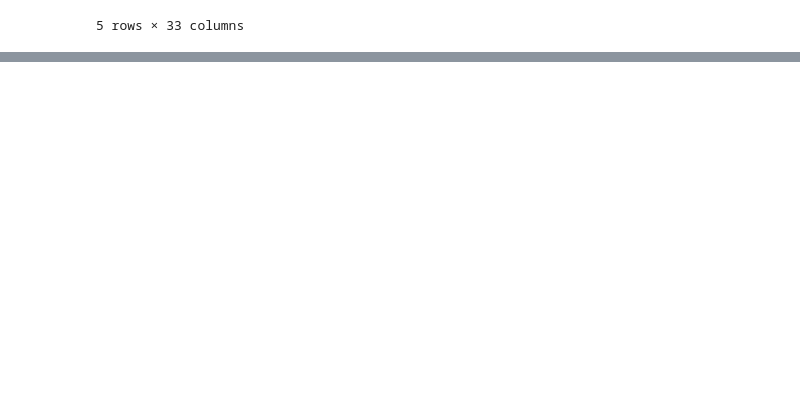
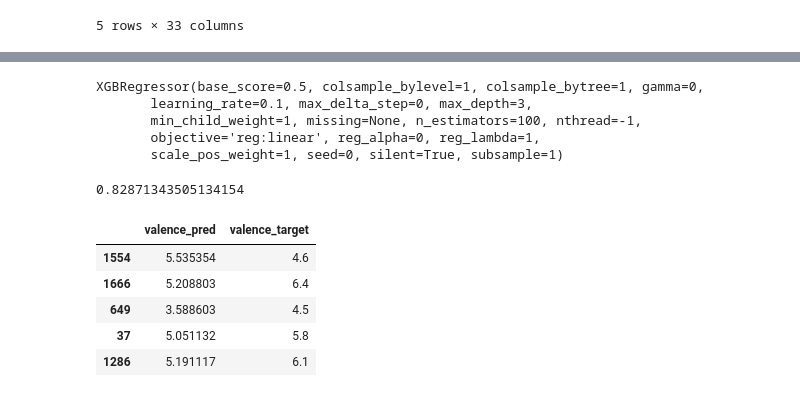
Before and after one commit to hminle/music-analysis, a Jupyter notebook: model/Untitled.ipynb, the cells around one changed output, grey strips where cells are left out. Saved outputs shown, nothing was run; the diff lists cells and outputs as text; code cells hidden in the pictures; blank space fills up the shorter version.

Commit message:
add error rate

```diff
--- a/model/Untitled.ipynb
+++ b/model/Untitled.ipynb
@@ -150,0 +167,27 @@ KeyboardInterrupt:
+# %%
+clf = XGBRegressor()
+# %%
+clf.fit(X_train, y_train['valence_mean'])
+# %% [output]
+XGBRegressor(base_score=0.5, colsample_bylevel=1, colsample_bytree=1, gamma=0,
+       learning_rate=0.1, max_delta_step=0, max_depth=3,
+       min_child_weight=1, missing=None, n_estimators=100, nthread=-1,
+       objective='reg:linear', reg_alpha=0, reg_lambda=1,
+       scale_pos_weight=1, seed=0, silent=True, subsample=1)
+# %%
+y_pred = clf.predict(X_test)
+# %%
+mean_squared_error(y_test['valence_mean'], y_pred)
+# %% [output]
+0.82871343505134154
+# %%
+df_compare = pd.DataFrame({"valence_target": y_test['valence_mean'], "valence_pred": y_pred})
+# %%
+df_compare.head()
+# %% [output]
+|  | valence_pred | valence_target |
+| 1554 | 5.535354 | 4.6 |
+| 1666 | 5.208803 | 6.4 |
+| 649 | 3.588603 | 4.5 |
+| 37 | 5.051132 | 5.8 |
+| 1286 | 5.191117 | 6.1 |
```
Also changed, not shown: parts of 17 cells of this notebook.
